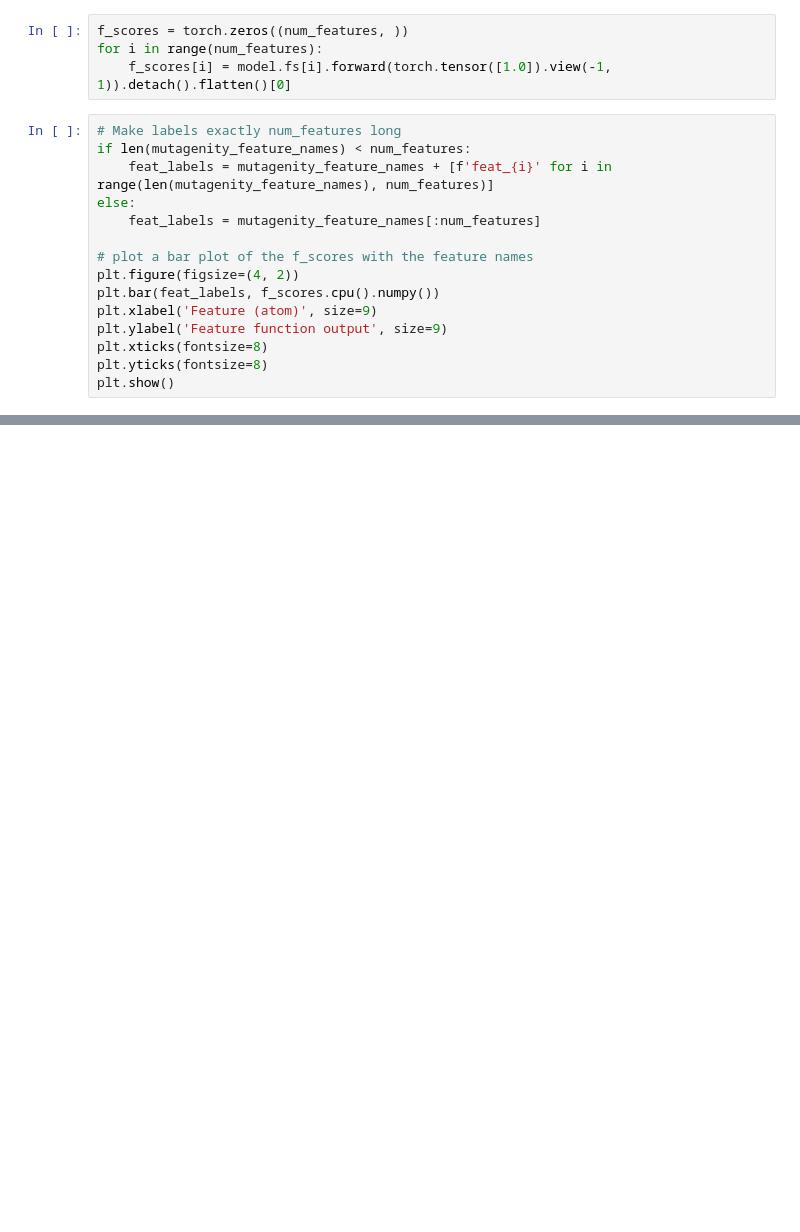
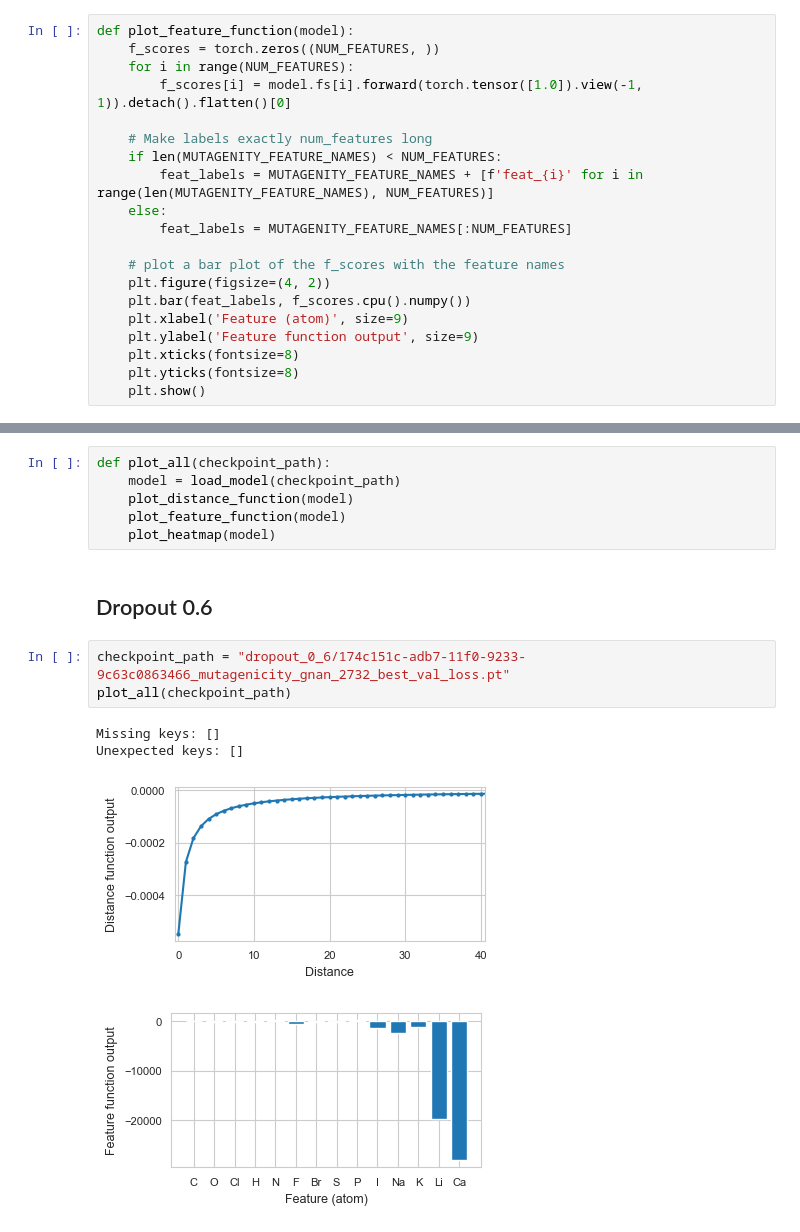
Before and after one commit to noahvide/GNAN_ATDL, a Jupyter notebook: mutagenicity_visualizations.ipynb, the cells around one changed output, grey strips where cells are left out. Drawn from its saved outputs; the diff is of its cells as text; blank space fills up the shorter version.

Commit message:
Refactor how we generate charts

```diff
--- a/mutagenicity_visualizations.ipynb
+++ b/mutagenicity_visualizations.ipynb
@@ -87,19 +84,20 @@ plt.show()
-# %%
-f_scores = torch.zeros((num_features, ))
-for i in range(num_features):
-    f_scores[i] = model.fs[i].forward(torch.tensor([1.0]).view(-1, 1)).detach().flatten()[0]
 # %%
-# Make labels exactly num_features long
-if len(mutagenity_feature_names) < num_features:
-    feat_labels = mutagenity_feature_names + [f'feat_{i}' for i in range(len(mutagenity_feature_names), num_features)]
-else:
-    feat_labels = mutagenity_feature_names[:num_features]
+def plot_feature_function(model):
+    f_scores = torch.zeros((NUM_FEATURES, ))
+    for i in range(NUM_FEATURES):
+        f_scores[i] = model.fs[i].forward(torch.tensor([1.0]).view(-1, 1)).detach().flatten()[0]
 
-# plot a bar plot of the f_scores with the feature names
-plt.figure(figsize=(4, 2))
-plt.bar(feat_labels, f_scores.cpu().numpy())
-plt.xlabel('Feature (atom)', size=9)
-plt.ylabel('Feature function output', size=9)
-plt.xticks(fontsize=8)
-plt.yticks(fontsize=8)
-plt.show()
+    # Make labels exactly num_features long
+    if len(MUTAGENITY_FEATURE_NAMES) < NUM_FEATURES:
+        feat_labels = MUTAGENITY_FEATURE_NAMES + [f'feat_{i}' for i in range(len(MUTAGENITY_FEATURE_NAMES), NUM_FEATURES)]
+    else:
+        feat_labels = MUTAGENITY_FEATURE_NAMES[:NUM_FEATURES]
+
+    # plot a bar plot of the f_scores with the feature names
+    plt.figure(figsize=(4, 2))
+    plt.bar(feat_labels, f_scores.cpu().numpy())
+    plt.xlabel('Feature (atom)', size=9)
+    plt.ylabel('Feature function output', size=9)
+    plt.xticks(fontsize=8)
+    plt.yticks(fontsize=8)
+    plt.show()
@@ -137,0 +147,16 @@ plt.show()
+# %%
+def plot_all(checkpoint_path):
+    model = load_model(checkpoint_path)
+    plot_distance_function(model)
+    plot_feature_function(model)
+    plot_heatmap(model)
+# %% [markdown]
+## Dropout 0.6
+# %%
+checkpoint_path = "dropout_0_6/174c151c-adb7-11f0-9233-9c63c0863466_mutagenicity_gnan_2732_best_val_loss.pt"
+plot_all(checkpoint_path)
+# %% [output]
+Missing keys: []
+Unexpected keys: []
+[figure, added]
+[figure, added]
```
Also changed, not shown: parts of 15 cells of this notebook, 1 other file.
